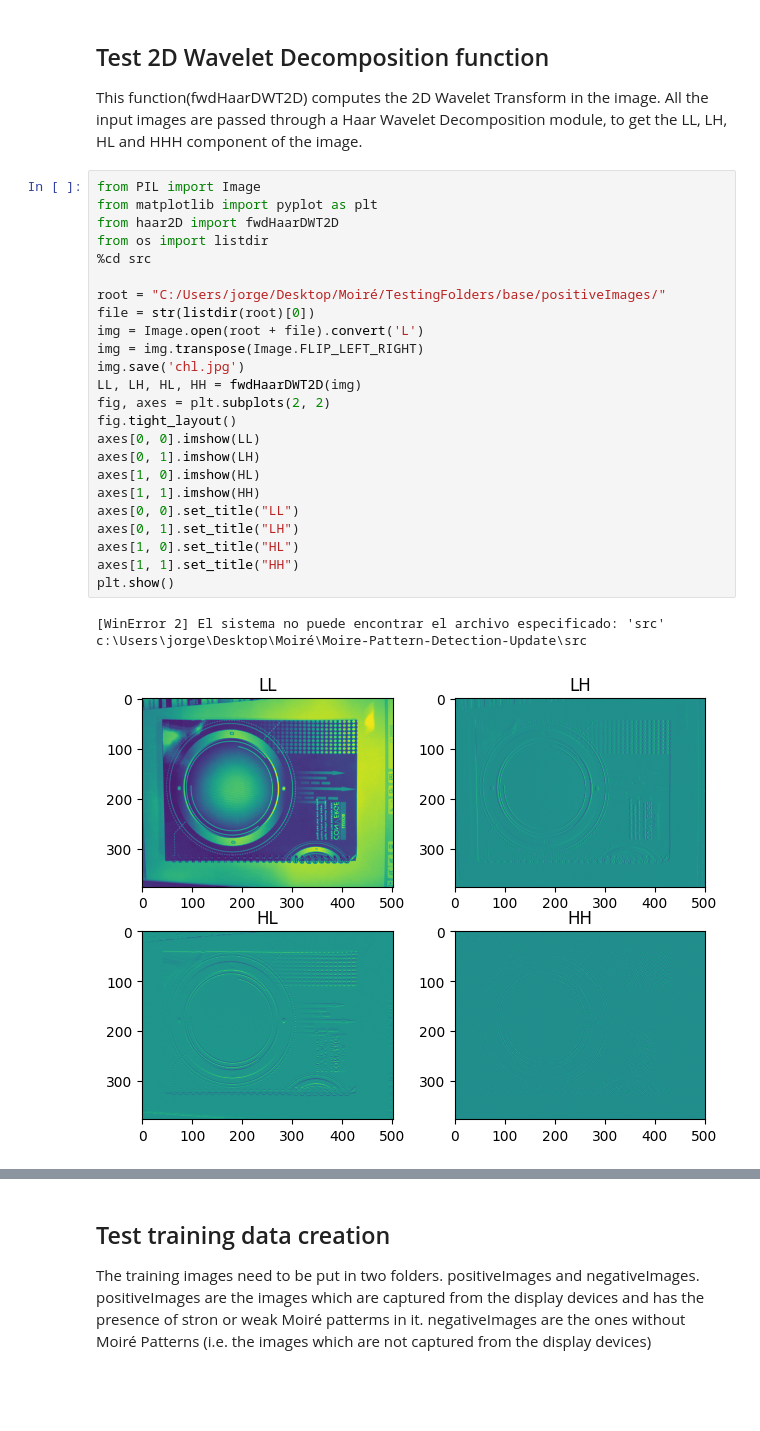
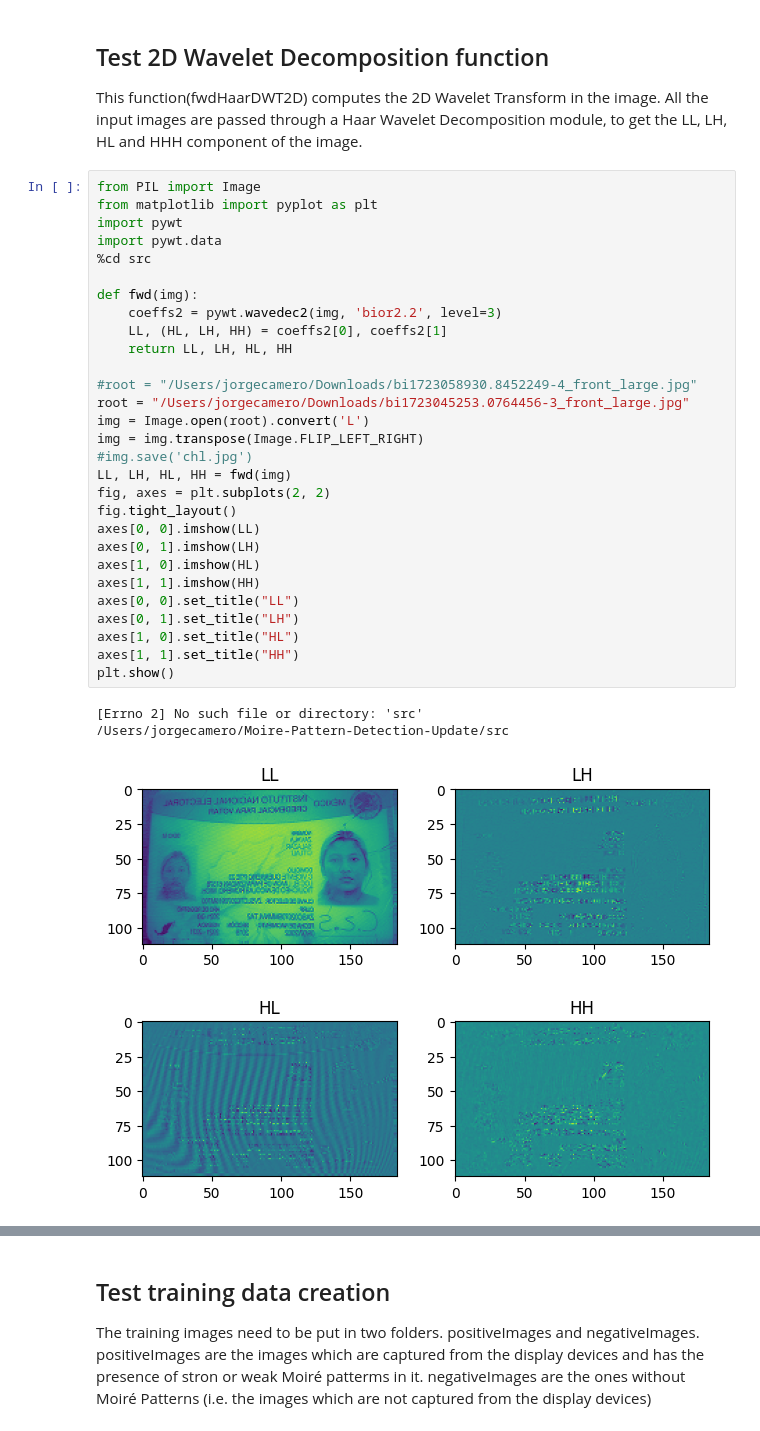
Before and after one commit to CameroJI/Moire-Pattern-Detection-Update, a Jupyter notebook: src/Playground.ipynb, the cells around one changed output, grey strips where cells are left out. Cells and saved outputs as stored; diff of their text form; blank space fills up the shorter version.

```diff
--- a/src/Playground.ipynb
+++ b/src/Playground.ipynb
@@ -6,28 +6,33 @@ This function(fwdHaarDWT2D) computes the 2D Wavelet Transform in the image. All
 # %%
 from PIL import Image
 from matplotlib import pyplot as plt
-from haar2D import fwdHaarDWT2D
-from os import listdir
+import pywt
+import pywt.data
 %cd src
 
-root = "C:/Users/jorge/Desktop/Moiré/TestingFolders/base/positiveImages/"
-file = str(listdir(root)[0])
-img = Image.open(root + file).convert('L')
+def fwd(img):
+    coeffs2 = pywt.wavedec2(img, 'bior2.2', level=3)
+    LL, (HL, LH, HH) = coeffs2[0], coeffs2[1]
+    return LL, LH, HL, HH
+
+#root = "/Users/jorgecamero/Downloads/bi1723058930.8452249-4_front_large.jpg"
+root = "/Users/jorgecamero/Downloads/bi1723045253.0764456-3_front_large.jpg"
+img = Image.open(root).convert('L')
 img = img.transpose(Image.FLIP_LEFT_RIGHT)
-img.save('chl.jpg')
-LL, LH, HL, HH = fwdHaarDWT2D(img)
+#img.save('chl.jpg')
+LL, LH, HL, HH = fwd(img)
 fig, axes = plt.subplots(2, 2)
 fig.tight_layout()
 axes[0, 0].imshow(LL)
 axes[0, 1].imshow(LH)
 axes[1, 0].imshow(HL)
 axes[1, 1].imshow(HH)
 axes[0, 0].set_title("LL")
 axes[0, 1].set_title("LH")
 axes[1, 0].set_title("HL")
 axes[1, 1].set_title("HH")
 plt.show()
 # %% [output]
-[WinError 2] El sistema no puede encontrar el archivo especificado: 'src'
-c:\Users\jorge\Desktop\Moiré\Moire-Pattern-Detection-Update\src
+[Errno 2] No such file or directory: 'src'
+/Users/jorgecamero/Moire-Pattern-Detection-Update/src
-[figure, old version]
+[figure, new version]
```
Also changed, not shown: parts of 1 cell of this notebook.
